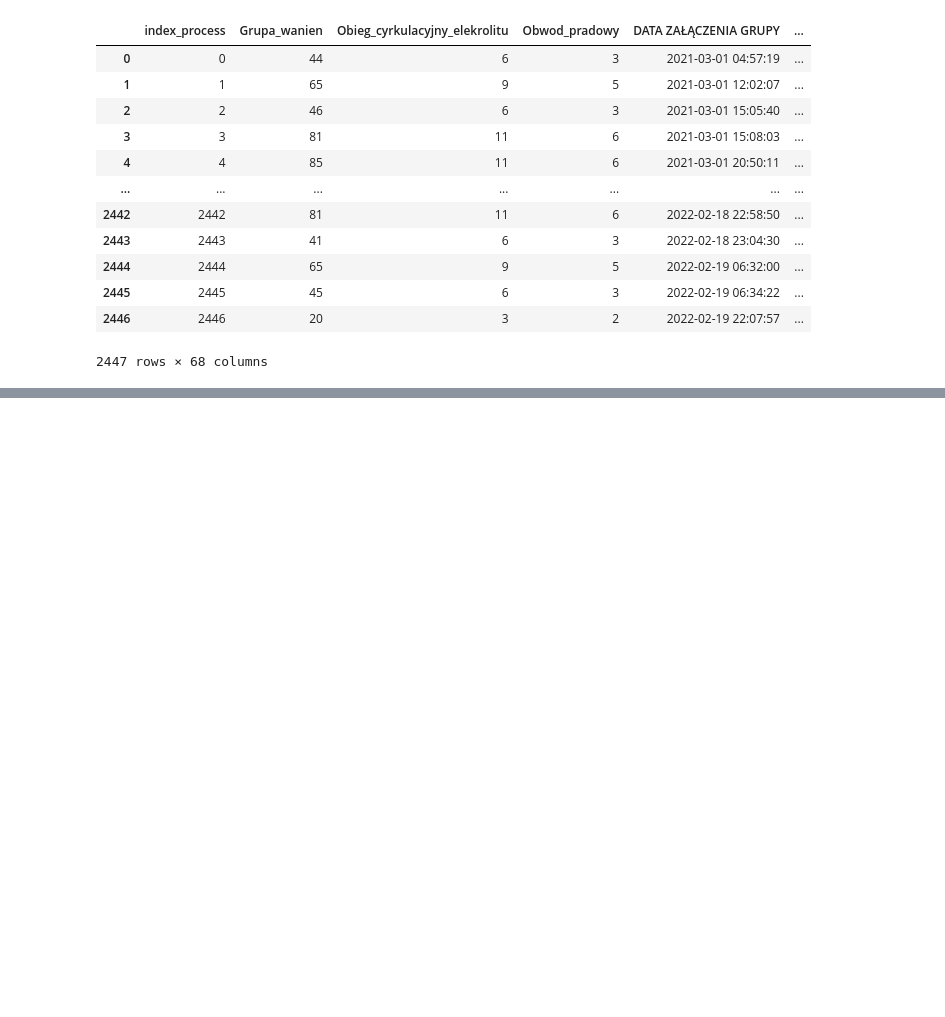
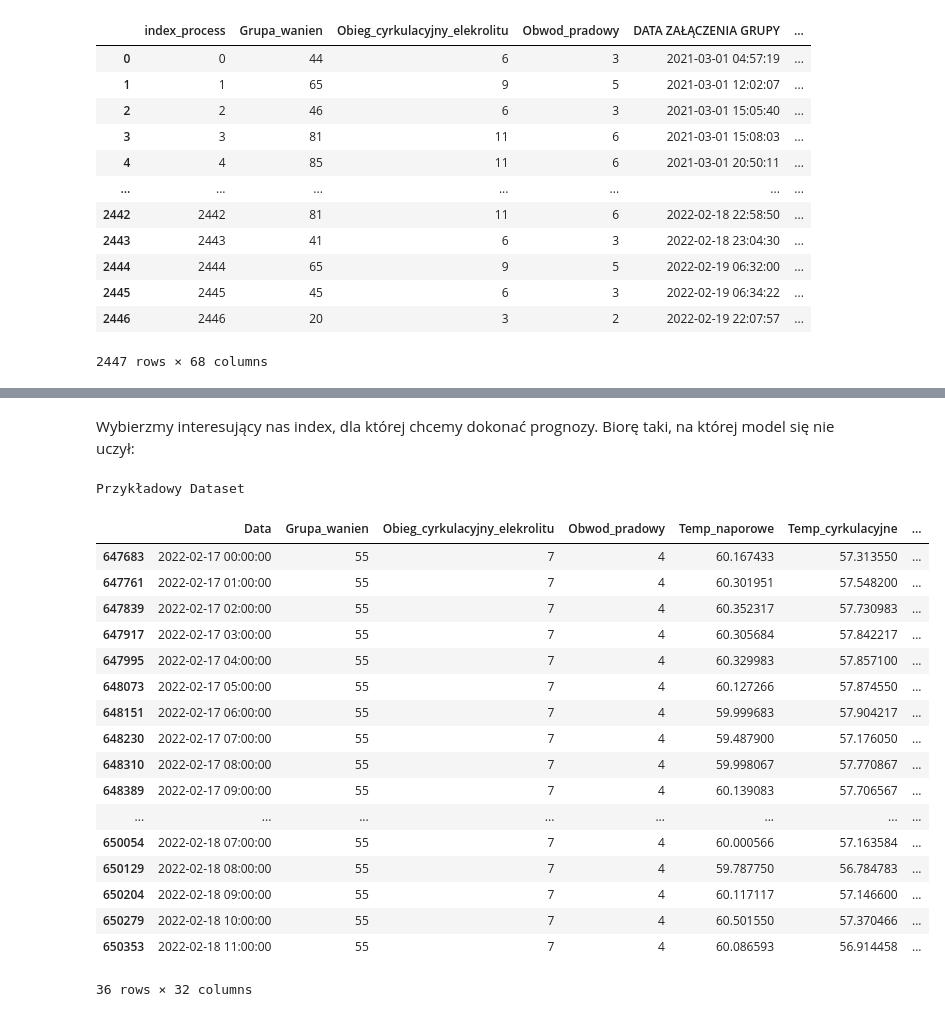
Before and after one commit to BartoszSzablowski/CuValleyHack_Batmaja, a Jupyter notebook: 04_Predykcja.ipynb, the cells around one changed output, grey strips where cells are left out. Saved outputs shown, nothing was run; the diff lists cells and outputs as text; code cells hidden in the pictures; blank space fills up the shorter version.

```diff
--- a/04_Predykcja.ipynb
+++ b/04_Predykcja.ipynb
@@ -29,0 +45,4 @@ quality_dataset
+# %%
+process_dataset = pd.read_csv('output/prepared_process_dataset.csv', index_col=False, compression='zip')
+process_dataset['Data'] = pd.to_datetime(process_dataset['Data'])
+process_dataset
@@ -29,0 +63,32 @@ quality_dataset
+# %% [markdown]
+Wybierzmy interesujący nas index, dla której chcemy dokonać prognozy. Biorę taki, na której model się nie uczył:
+# %%
+selected_index = 2434
+process_dataset_selected = process_dataset.loc[process_dataset['index_process']==selected_index, :].copy()
+# Wyciągamy zbiory do określonego miejsca, symulujemy sytuacje gdy nie ma pełnych danych.
+process_dataset_selected_all = process_dataset_selected.copy()
+process_dataset_selected_half = process_dataset_selected.iloc[:144].copy()
+process_dataset_selected_quarter = process_dataset_selected.iloc[:72].copy()
+process_dataset_selected_1_8 = process_dataset_selected.iloc[:36].copy()
+print('Przykładowy Dataset')
+display(process_dataset_selected_1_8)
+# %% [output]
+Przykładowy Dataset
+|  | Data | Grupa_wanien | Obieg_cyrkulacyjny_elekrolitu | Obwod_pradowy | Temp_naporowe | Temp_cyrkulacyjne | ... |
+| 647683 | 2022-02-17 00:00:00 | 55 | 7 | 4 | 60.167433 | 57.313550 | ... |
+| 647761 | 2022-02-17 01:00:00 | 55 | 7 | 4 | 60.301951 | 57.548200 | ... |
+| 647839 | 2022-02-17 02:00:00 | 55 | 7 | 4 | 60.352317 | 57.730983 | ... |
+| 647917 | 2022-02-17 03:00:00 | 55 | 7 | 4 | 60.305684 | 57.842217 | ... |
+| 647995 | 2022-02-17 04:00:00 | 55 | 7 | 4 | 60.329983 | 57.857100 | ... |
+| 648073 | 2022-02-17 05:00:00 | 55 | 7 | 4 | 60.127266 | 57.874550 | ... |
+| 648151 | 2022-02-17 06:00:00 | 55 | 7 | 4 | 59.999683 | 57.904217 | ... |
+| 648230 | 2022-02-17 07:00:00 | 55 | 7 | 4 | 59.487900 | 57.176050 | ... |
+| 648310 | 2022-02-17 08:00:00 | 55 | 7 | 4 | 59.998067 | 57.770867 | ... |
+| 648389 | 2022-02-17 09:00:00 | 55 | 7 | 4 | 60.139083 | 57.706567 | ... |
+| ... | ... | ... | ... | ... | ... | ... | ... |
+| 650054 | 2022-02-18 07:00:00 | 55 | 7 | 4 | 60.000566 | 57.163584 | ... |
+| 650129 | 2022-02-18 08:00:00 | 55 | 7 | 4 | 59.787750 | 56.784783 | ... |
+| 650204 | 2022-02-18 09:00:00 | 55 | 7 | 4 | 60.117117 | 57.146600 | ... |
+| 650279 | 2022-02-18 10:00:00 | 55 | 7 | 4 | 60.501550 | 57.370466 | ... |
+| 650353 | 2022-02-18 11:00:00 | 55 | 7 | 4 | 60.086593 | 56.914458 | ... |
+36 rows × 32 columns
```
Also changed, not shown: parts of 29 cells of this notebook, 1 other file.
